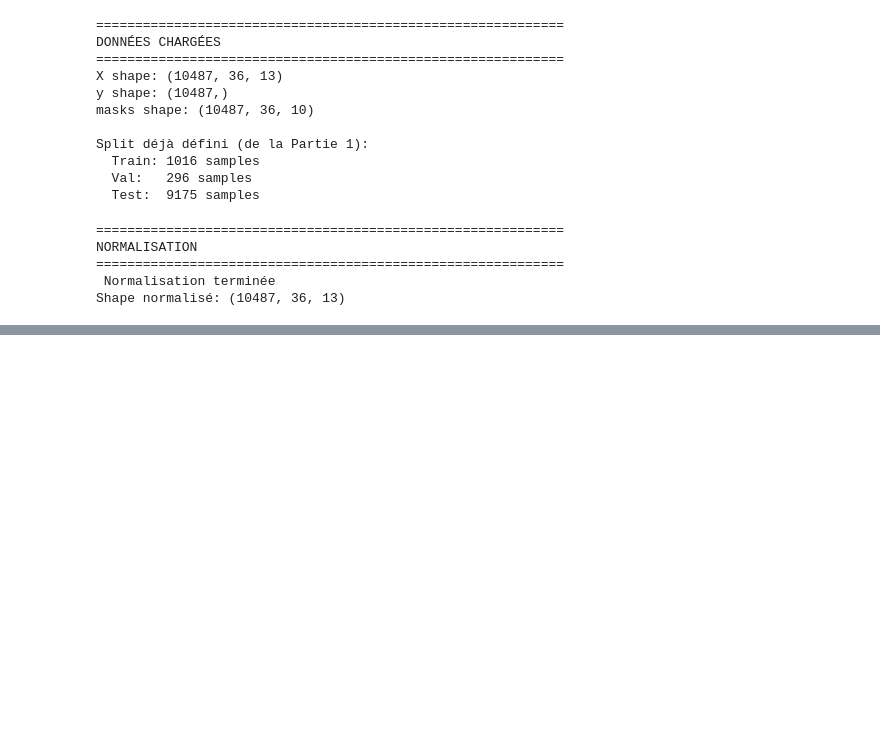
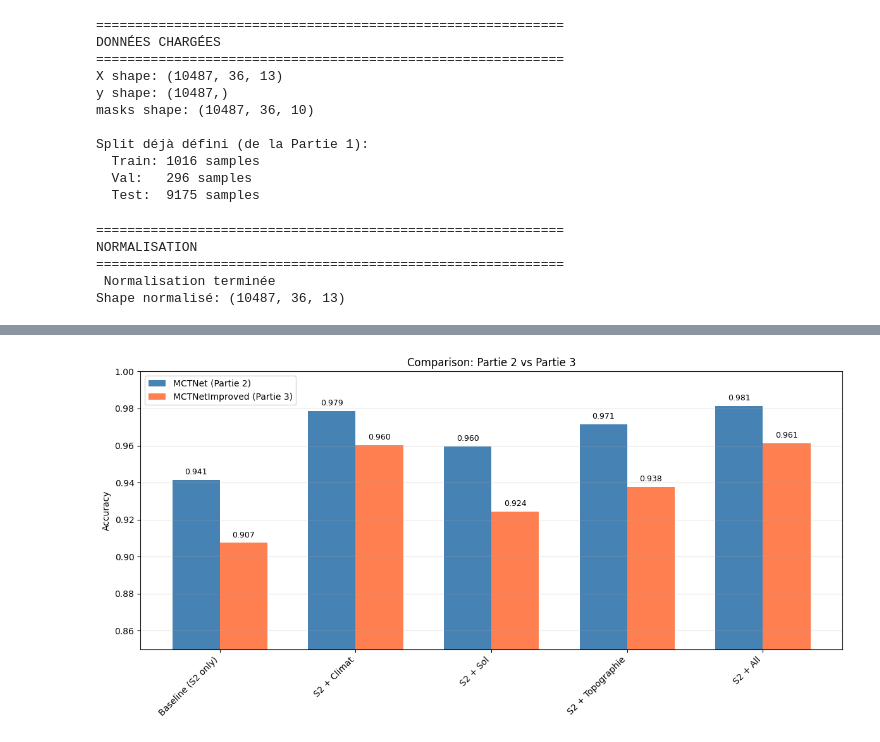
Before and after one commit to Ranianya/project_crop_classiffication, a Jupyter notebook: part3/notebooks/part3_improved_model.ipynb, the cells around one changed output, grey strips where cells are left out. Cells and saved outputs as stored; diff of their text form; code cells hidden in the pictures; blank space fills up the shorter version.

```diff
--- a/part3/notebooks/part3_improved_model.ipynb
+++ b/part3/notebooks/part3_improved_model.ipynb
@@ -282,0 +602,13 @@ print(" Early stopping défini")
+# %%
+# Config 5: S2 + All
+print("\n[5/5] Entrainement S2 + All...")
+acc, f1, hist = train_model_with_history(
+    X_norm, X_all_cov_norm, y_encoded, train_idx, val_idx, test_idx, masks,
+    "5. S2 + All", X_all_cov_norm.shape[1], device
+)
+results_part3['S2 + All'] = {'accuracy': acc, 'f1': f1}
+histories['S2 + All'] = hist
+
+print("\n" + "=" * 60)
+print("ENTRAINEMENT TERMINE")
+print("=" * 60)
@@ -381,36 +673,38 @@ Best validation loss: 0.2756
 # %%
-# CELLULE 11 : Évaluation sur le test set
+# ============================================
+# CELLULE 11 : GRAPHIQUE COMPARATIF
+# ============================================
 
-def evaluate_model(model, loader, device):
-    model.eval()
-    all_preds = []
-    all_labels = []
+fig, ax = plt.subplots(figsize=(12, 6))
 
-    with torch.no_grad():
-        for inputs, masks, labels in loader:
-            inputs, masks, labels = inputs.to(device), masks.to(device), labels.to(device)
-            outputs, _ = model(inputs, masks)
-            preds = outputs.argmax(dim=1)
-            all_preds.extend(preds.cpu().numpy())
-            all_labels.extend(labels.cpu().numpy())
+configs = list(part2_results.keys())
+x = range(len(configs))
+width = 0.35
 
-    return np.array(all_labels), np.array(all_preds)
+acc2 = [part2_results[c]['accuracy'] for c in configs]
+acc3 = [results_part3[c]['accuracy'] for c in configs]
 
+bars1 = ax.bar([i - width/2 for i in x], acc2, width, label='MCTNet (Partie 2)', color='steelblue')
+bars2 = ax.bar([i + width/2 for i in x], acc3, width, label='MCTNetImproved (Partie 3)', color='coral')
 
-print("\n" + "=" * 60)
-print("ÉVALUATION SUR LE TEST SET")
-print("=" * 60)
+ax.set_ylabel('Accuracy')
+ax.set_title('Comparison: Partie 2 vs Partie 3')
+ax.set_xticks(x)
+ax.set_xticklabels(configs, rotation=45, ha='right')
+ax.legend()
+ax.set_ylim(0.85, 1.0)
+ax.grid(axis='y', alpha=0.3)
 
-y_true, y_pred = evaluate_model(model, test_loader, device)
+for bar, acc in zip(bars1, acc2):
+    ax.text(bar.get_x() + bar.get_width()/2, bar.get_height() + 0.003, f'{acc:.3f}', ha='center', fontsize=9)
 
-accuracy = accuracy_score(y_true, y_pred)
-f1 = f1_score(y_true, y_pred, average='weighted')
+for bar, acc in zip(bars2, acc3):
+    ax.text(bar.get_x() + bar.get_width()/2, bar.get_height() + 0.003, f'{acc:.3f}', ha='center', fontsize=9)
 
-print(f"Overall Accuracy (OA):    {accuracy:.4f}")
-print(f"Macro-averaged F1:        {f1:.4f}")
+plt.tight_layout()
+plt.savefig(os.path.join(OUTPUT_DIR, "part2_vs_part3_comparison.png"), dpi=150)
+plt.show()
 
-# Classification report
-from sklearn.metrics import classification_report
-print("\nCLASSIFICATION REPORT:")
-print(classification_report(y_true, y_pred))
+print(f"Graphique sauvegarde dans {OUTPUT_DIR}")
 # %% [output]
+[figure, added]
```
Also changed, not shown: parts of 17 cells of this notebook, 10 other files.
